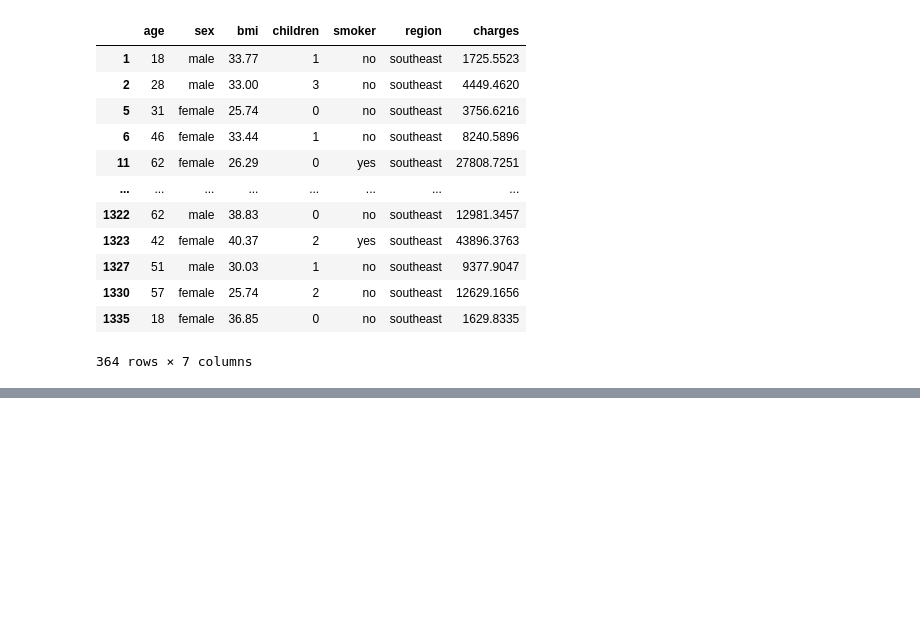
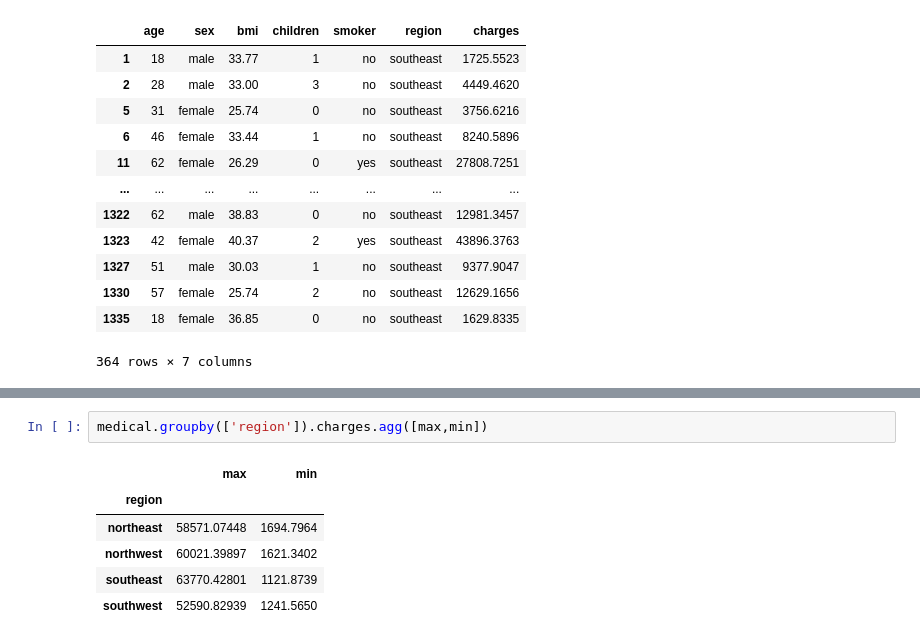
Before and after one commit to moni14-code/dataScience, a Jupyter notebook: medicalCost.ipynb, the cells around one changed output, grey strips where cells are left out. Drawn from its saved outputs; the diff is of its cells as text; blank space fills up the shorter version.

```diff
--- a/medicalCost.ipynb
+++ b/medicalCost.ipynb
@@ -160,0 +234,9 @@ grp.get_group('southeast')
+# %%
+medical.groupby(['region']).charges.agg([max,min])
+# %% [output]
+|  | max | min |
+| region |  |  |
+| northeast | 58571.07448 | 1694.7964 |
+| northwest | 60021.39897 | 1621.3402 |
+| southeast | 63770.42801 | 1121.8739 |
+| southwest | 52590.82939 | 1241.5650 |
```
Also changed, not shown: parts of 16 cells of this notebook.
